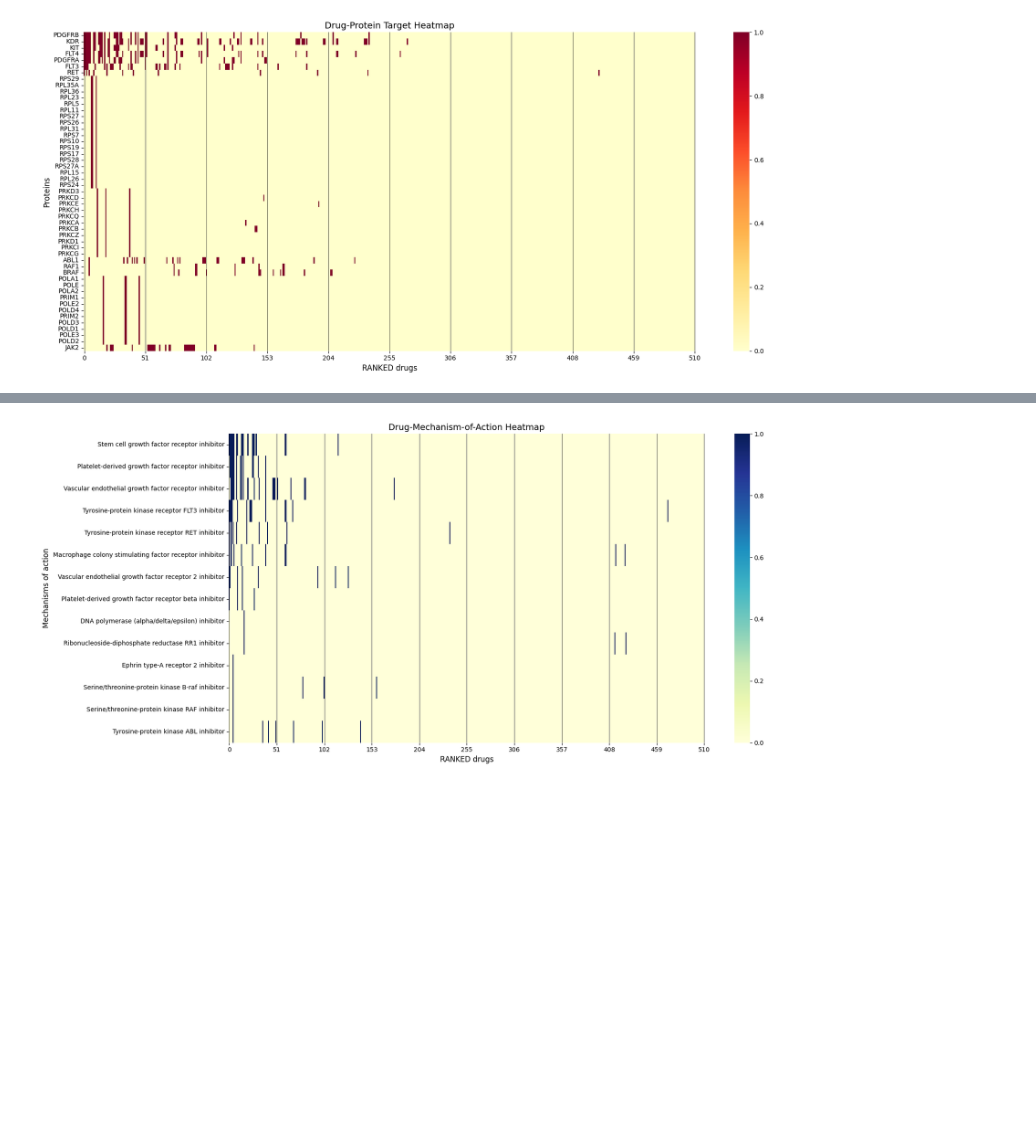
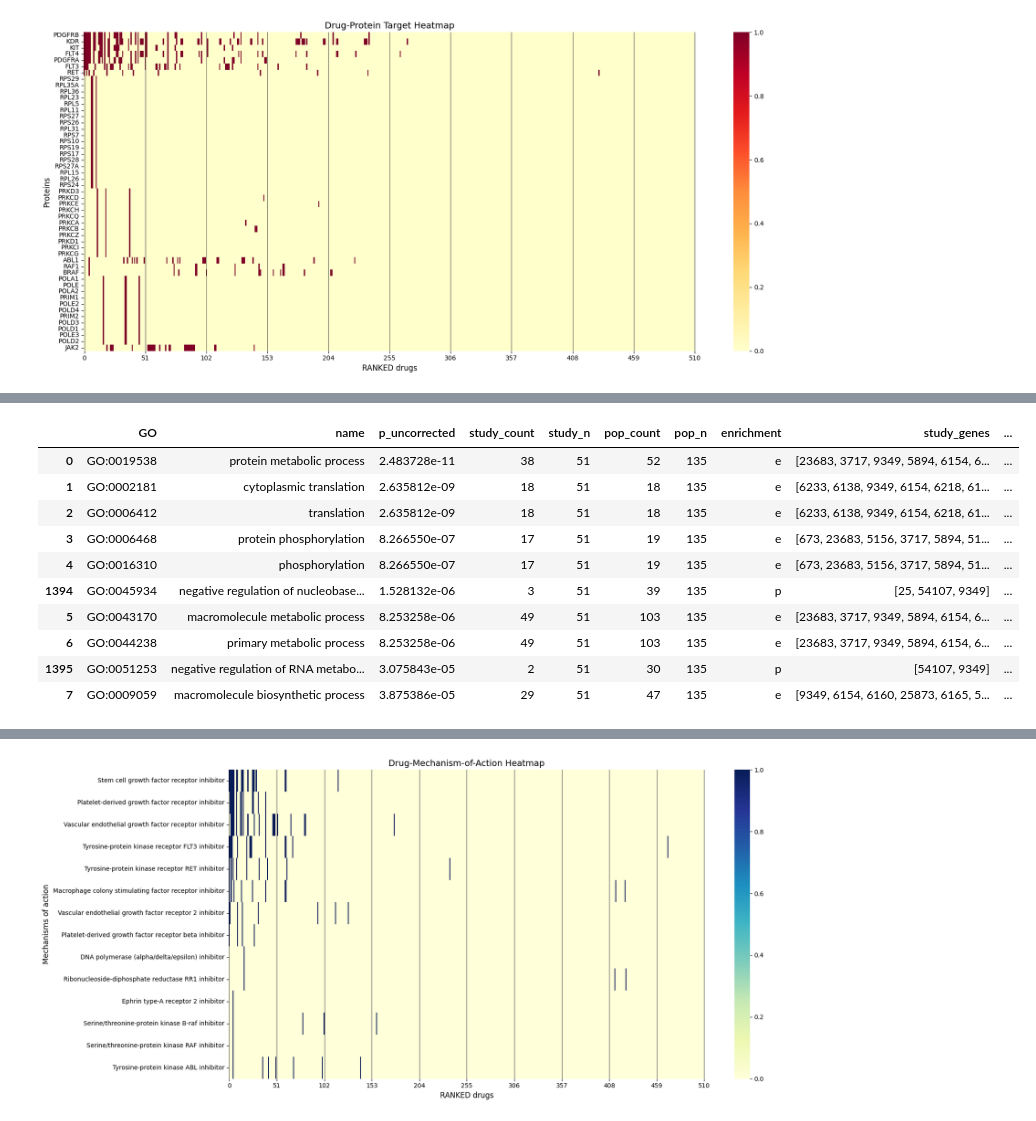
Before and after one commit to pharmbio/repuragent, a Jupyter notebook: analysis/AML/AML_analysis.ipynb, the cells around one changed output, grey strips where cells are left out. Drawn from its saved outputs; the diff is of its cells as text; code cells hidden in the pictures; blank space fills up the shorter version.

Commit message:
update ase study analysis

```diff
--- a/analysis/AML/AML_analysis.ipynb
+++ b/analysis/AML/AML_analysis.ipynb
@@ -1185,3 +1733,10 @@ else:
     plt.show()
 # %% [output]
 [figure]
+# %%
+protein_list = set(protein_counts.keys())
+
+df_pop = pd.read_csv('repuragent_output5/associated_genes.csv')
+
+
+population_list = set(df_pop['gene_symbol'])
@@ -1187,0 +1805,61 @@ else:
+# %%
+import pandas as pd
+from goatools.obo_parser import GODag
+from goatools.anno.genetogo_reader import Gene2GoReader
+from goatools.go_enrichment import GOEnrichmentStudy
+from statsmodels.stats.multitest import multipletests
+
+# ---- Load ontology ----
+godag = GODag("go-basic.obo")
+
+# ---- Load human gene->GO associations from NCBI gene2go ----
+# taxids=[9606] for Homo sapiens
+g2g = Gene2GoReader("gene2go", taxids=[9606], go2geneids=False)
+geneid2gos = g2g.get_ns2assc()  # returns dict by namespace: 'BP','MF','CC'
+
+# ---- Your genes (Entrez IDs recommended here) ----
+study_genes = study_sets     # Entrez IDs of your selected targets
+population_genes = population_sets  # Entrez IDs of your background
+
+# ---- GO enrichment (Biological Process only) ----
+goea = GOEnrichmentStudy(
+    population_genes,
+    geneid2gos['BP'],   # Biological Process namespace
+    godag,
+    methods=[]          # we'll do BH ourselves for transparency
+)
+
+results = goea.run_study(study_genes)
+
+# ---- Build results table ----
+rows = []
+for r in results:
+    if r.NS != 'BP':
+        continue
+    rows.append({
+        "GO": r.GO,
+        "name": r.name,
+        "p_uncorrected": r.p_uncorrected,
+        "study_count": r.study_count,
+        "study_n": r.study_n,
+        "pop_count": r.pop_count,
+        "pop_n": r.pop_n,
+        "enrichment": r.enrichment,  # 'e' enriched, 'p' purified
+        "study_genes": list(r.study_items),  # genes from your list in this term
+    })
+
+df = pd.DataFrame(rows).dropna(subset=["p_uncorrected"])
+
+# ---- Benjamini–Hochberg (FDR) ----
+df["p_adj_BH"] = multipletests(df["p_uncorrected"].values, method="fdr_bh")[1]
+
+# In many GO workflows, "q-value" is essentially the FDR-adjusted p-value.
+df["q_value"] = df["p_adj_BH"]
+
+# ---- Apply cutoffs like the R description ----
+df_sig = df[(df["p_adj_BH"] < 0.05) & (df["q_value"] < 0.2)].copy()
+
+# ---- Top 100 most significant (smallest adjusted p) ----
+top100 = df_sig.sort_values("p_adj_BH").head(100)
+top100.head()
+# %% [output]
@@ -1187,0 +1879,11 @@ else:
+|  | GO | name | p_uncorrected | study_count | study_n | pop_count | pop_n | enrichment | study_genes | ... |
+| 0 | GO:0019538 | protein metabolic process | 2.483728e-11 | 38 | 51 | 52 | 135 | e | [23683, 3717, 9349, 5894, 6154, 6... | ... |
+| 1 | GO:0002181 | cytoplasmic translation | 2.635812e-09 | 18 | 51 | 18 | 135 | e | [6233, 6138, 9349, 6154, 6218, 61... | ... |
+| 2 | GO:0006412 | translation | 2.635812e-09 | 18 | 51 | 18 | 135 | e | [6233, 6138, 9349, 6154, 6218, 61... | ... |
+| 3 | GO:0006468 | protein phosphorylation | 8.266550e-07 | 17 | 51 | 19 | 135 | e | [673, 23683, 5156, 3717, 5894, 51... | ... |
+| 4 | GO:0016310 | phosphorylation | 8.266550e-07 | 17 | 51 | 19 | 135 | e | [673, 23683, 5156, 3717, 5894, 51... | ... |
+| 1394 | GO:0045934 | negative regulation of nucleobase... | 1.528132e-06 | 3 | 51 | 39 | 135 | p | [25, 54107, 9349] | ... |
+| 5 | GO:0043170 | macromolecule metabolic process | 8.253258e-06 | 49 | 51 | 103 | 135 | e | [23683, 3717, 9349, 5894, 6154, 6... | ... |
+| 6 | GO:0044238 | primary metabolic process | 8.253258e-06 | 49 | 51 | 103 | 135 | e | [23683, 3717, 9349, 5894, 6154, 6... | ... |
+| 1395 | GO:0051253 | negative regulation of RNA metabo... | 3.075843e-05 | 2 | 51 | 30 | 135 | p | [54107, 9349] | ... |
+| 7 | GO:0009059 | macromolecule biosynthetic process | 3.875386e-05 | 29 | 51 | 47 | 135 | e | [9349, 6154, 6160, 25873, 6165, 5... | ... |
```
Also changed, not shown: parts of 16 cells of this notebook, 9 other files.
